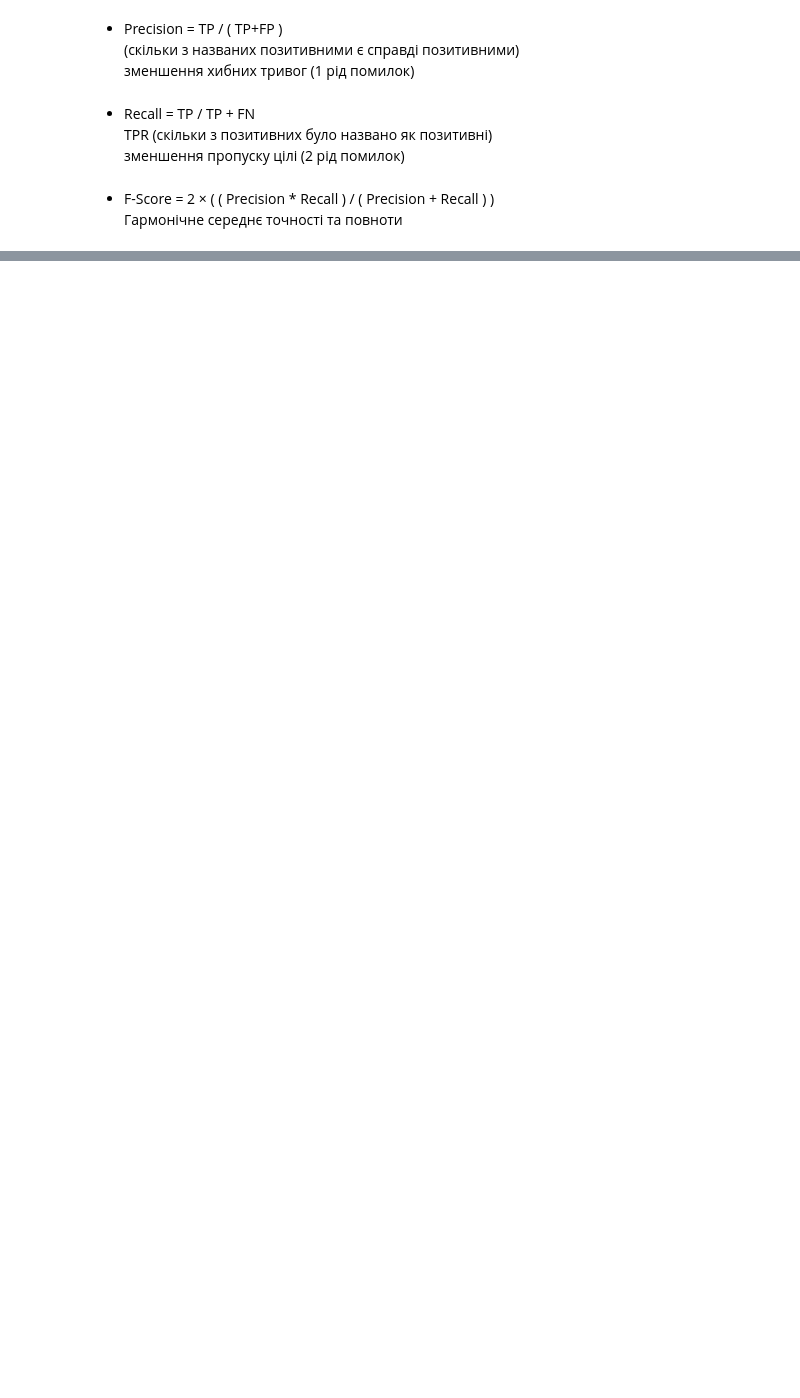
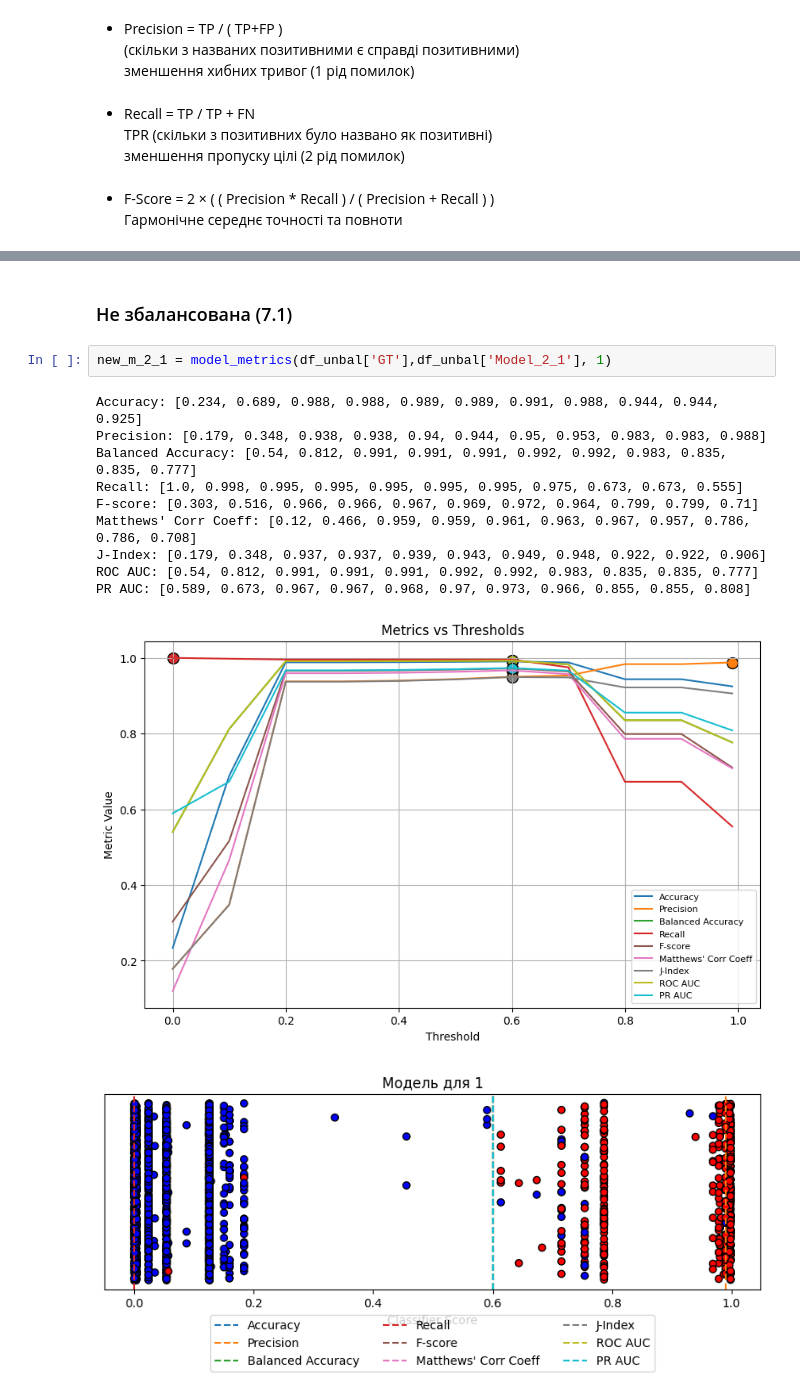
Before and after one commit to cheliuskina04/ML, a Jupyter notebook: Метрики/ОМН-КМ21-2-Челюскіна-ЛР2.ipynb, the cells around one changed output, grey strips where cells are left out. Cells and saved outputs as stored; diff of their text form; blank space fills up the shorter version.

```diff
--- a/Метрики/ОМН-КМ21-2-Челюскіна-ЛР2.ipynb
+++ b/Метрики/ОМН-КМ21-2-Челюскіна-ЛР2.ipynb
@@ -251,2 +328,18 @@ Precision-Recall AUC: [0.76, 0.863, 0.992, 0.992, 0.992, 0.993, 0.993, 0.989, 0.
 [figure]
 [figure]
+# %% [markdown]
+### Не збалансована (7.1)
+# %%
+new_m_2_1 = model_metrics(df_unbal['GT'],df_unbal['Model_2_1'], 1)
+# %% [output]
+Accuracy: [0.234, 0.689, 0.988, 0.988, 0.989, 0.989, 0.991, 0.988, 0.944, 0.944, 0.925]
+Precision: [0.179, 0.348, 0.938, 0.938, 0.94, 0.944, 0.95, 0.953, 0.983, 0.983, 0.988]
+Balanced Accuracy: [0.54, 0.812, 0.991, 0.991, 0.991, 0.992, 0.992, 0.983, 0.835, 0.835, 0.777]
+Recall: [1.0, 0.998, 0.995, 0.995, 0.995, 0.995, 0.995, 0.975, 0.673, 0.673, 0.555]
+F-score: [0.303, 0.516, 0.966, 0.966, 0.967, 0.969, 0.972, 0.964, 0.799, 0.799, 0.71]
+Matthews' Corr Coeff: [0.12, 0.466, 0.959, 0.959, 0.961, 0.963, 0.967, 0.957, 0.786, 0.786, 0.708]
+J-Index: [0.179, 0.348, 0.937, 0.937, 0.939, 0.943, 0.949, 0.948, 0.922, 0.922, 0.906]
+ROC AUC: [0.54, 0.812, 0.991, 0.991, 0.991, 0.992, 0.992, 0.983, 0.835, 0.835, 0.777]
+PR AUC: [0.589, 0.673, 0.967, 0.967, 0.968, 0.97, 0.973, 0.966, 0.855, 0.855, 0.808]
+[figure, added]
+[figure, added]
```
Also changed, not shown: parts of 33 cells of this notebook, 1 other file.
